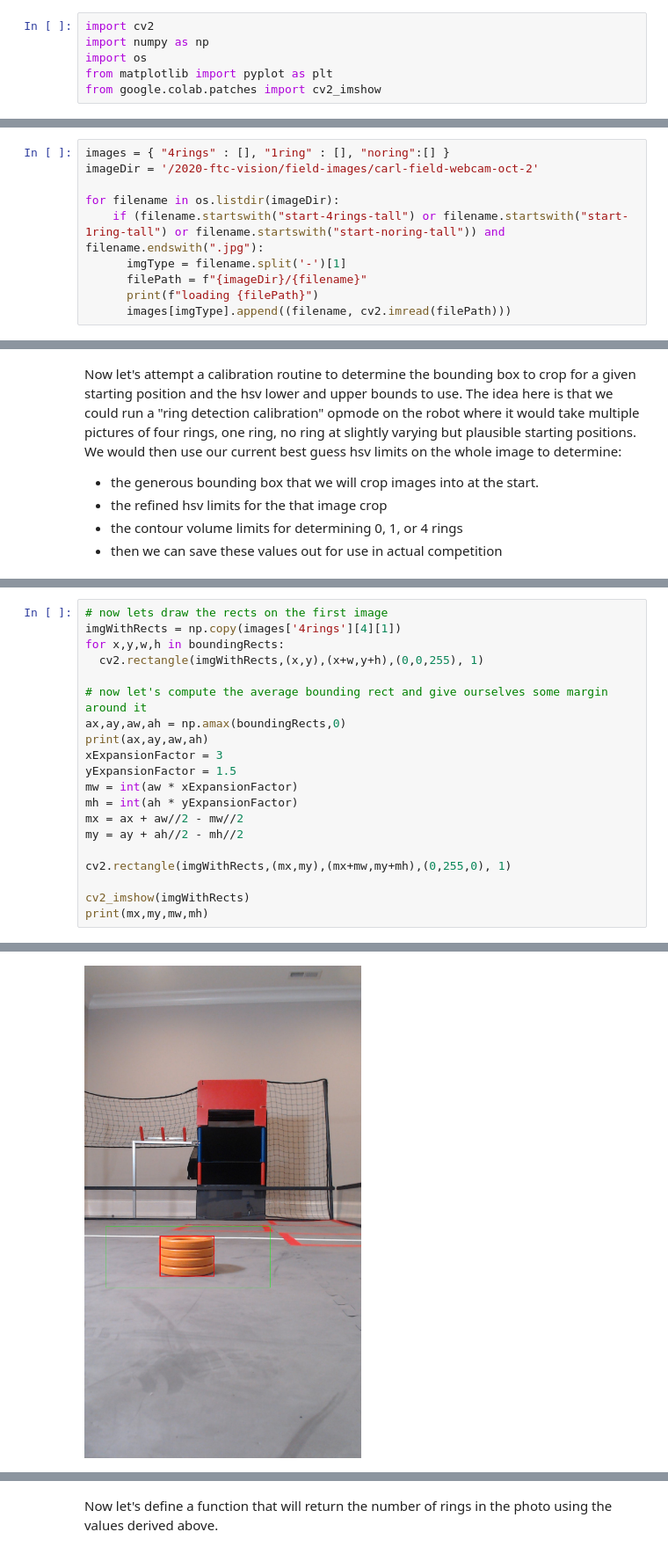
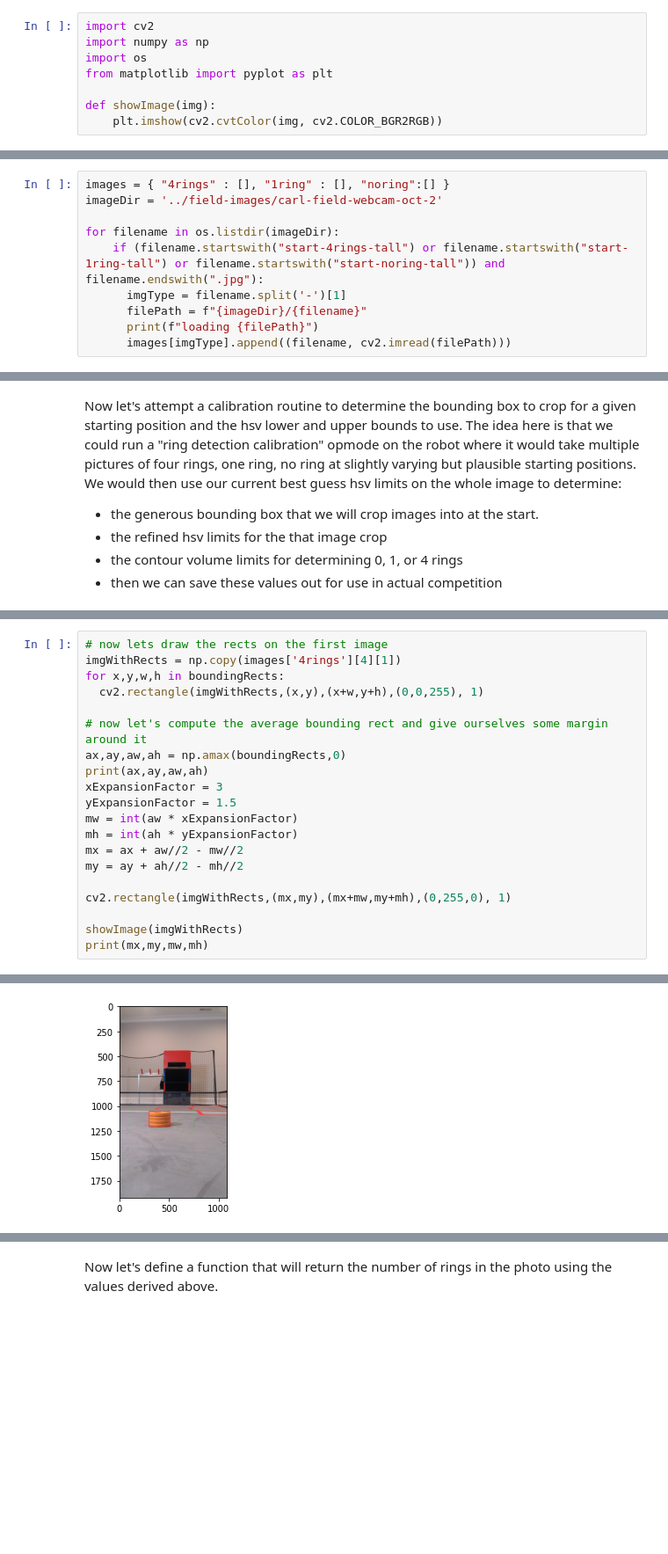
Before and after one commit to ftc8569/2020-ftc-vision, a Jupyter notebook: colab/FindRings_v2.ipynb, the cells around one changed output, grey strips where cells are left out. Shown at 88% size. Cells and saved outputs as stored; diff of their text form; blank space fills up the shorter version.

```diff
--- a/colab/FindRings_v2.ipynb
+++ b/colab/FindRings_v2.ipynb
@@ -42,12 +49,14 @@ import cv2
 import numpy as np
 import os
 from matplotlib import pyplot as plt
-from google.colab.patches import cv2_imshow
+
+def showImage(img):
+    plt.imshow(cv2.cvtColor(img, cv2.COLOR_BGR2RGB))
 # %% [markdown]
 Let's load a series of images so that we can test on all of them
 # %%
 images = { "4rings" : [], "1ring" : [], "noring":[] }
-imageDir = '/2020-ftc-vision/field-images/carl-field-webcam-oct-2'
+imageDir = '../field-images/carl-field-webcam-oct-2'
 
 for filename in os.listdir(imageDir):
     if (filename.startswith("start-4rings-tall") or filename.startswith("start-1ring-tall") or filename.startswith("start-noring-tall")) and filename.endswith(".jpg"):
@@ -143,7 +152,7 @@ my = ay + ah//2 - mh//2
 
 cv2.rectangle(imgWithRects,(mx,my),(mx+mw,my+mh),(0,255,0), 1)
 
-cv2_imshow(imgWithRects)
+showImage(imgWithRects)
 print(mx,my,mw,mh)
 # %% [output]
 297 1056 214 158
@@ -150 +160 @@ print(mx,my,mw,mh)
-[figure, old version]
+[figure, new version]
```
Also changed, not shown: parts of 5 cells of this notebook, 35 other files.
